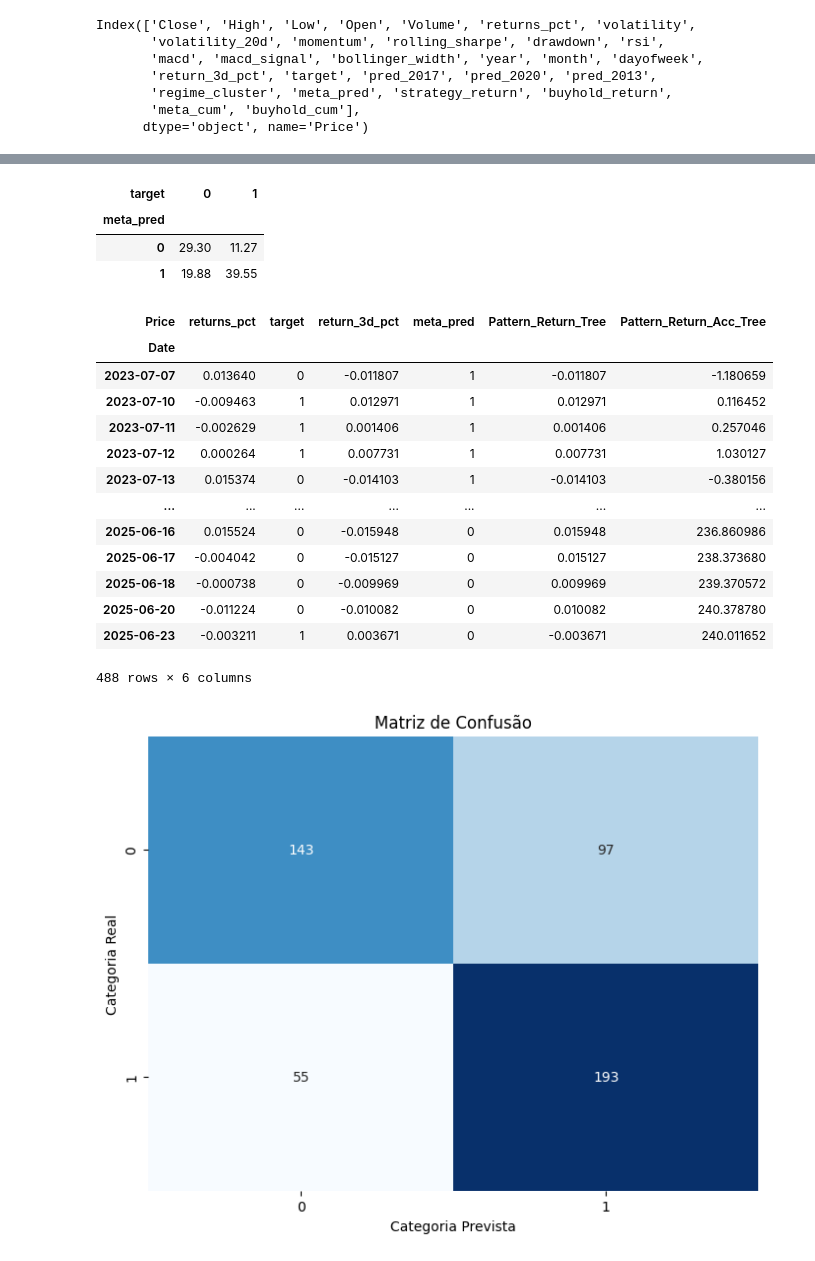
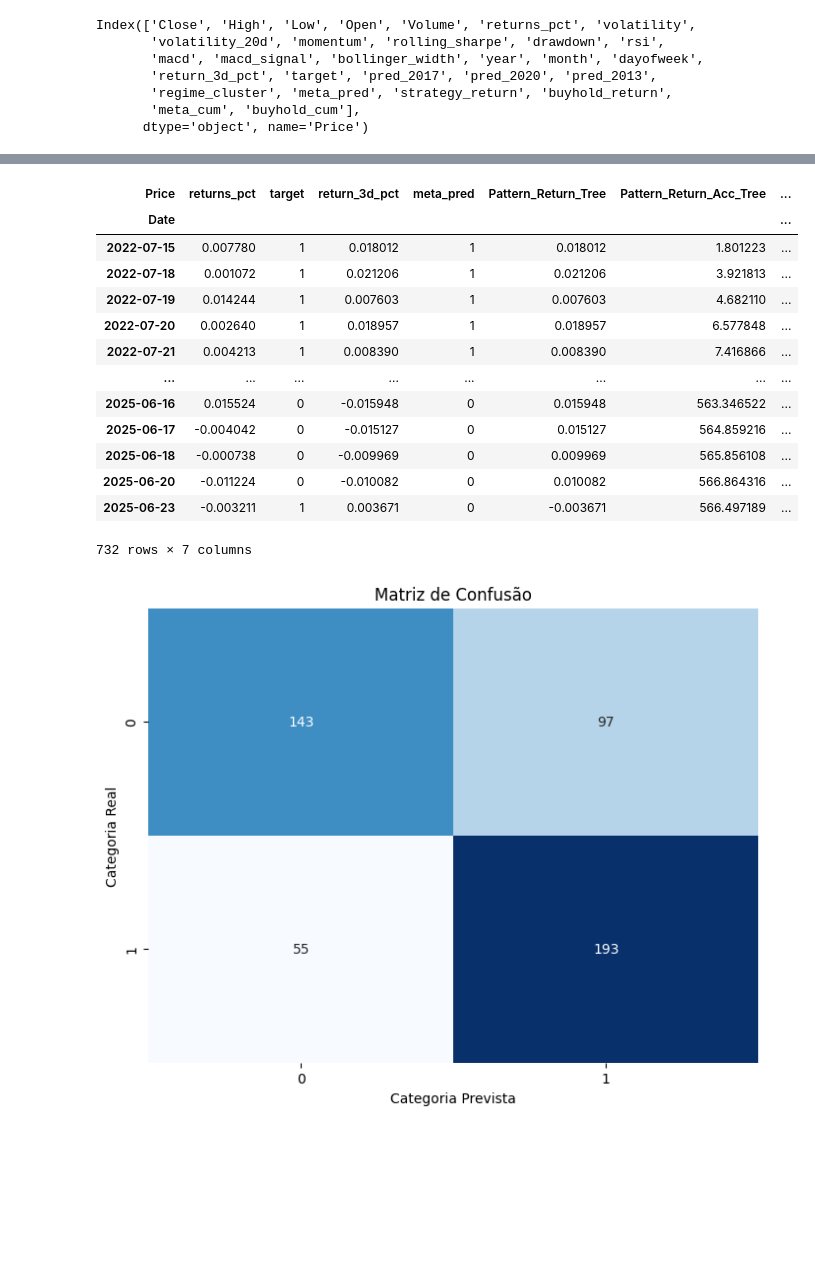
Before and after one commit to leandrocandida/CleanArch, a Jupyter notebook: Untitled11.ipynb, the cells around one changed output, grey strips where cells are left out. Saved outputs shown, nothing was run; the diff lists cells and outputs as text; code cells hidden in the pictures; blank space fills up the shorter version.

```diff
--- a/Untitled11.ipynb
+++ b/Untitled11.ipynb
@@ -2066,7 +2066,7 @@ def train_meta_model(df, meta_features, label_col='target'):
     df = df.dropna(subset=meta_features + [label_col])
     X = df[meta_features]
     y = df[label_col]
-    X_train, X_test, y_train, y_test = train_test_split(X, y, shuffle=False, test_size=0.2)
+    X_train, X_test, y_train, y_test = train_test_split(X, y, shuffle=False, test_size=0.3)
     meta_model = LGBMClassifier()
     meta_model.fit(X_train, y_train)
     preds = meta_model.predict(X_test)
@@ -2193,36 +2176,31 @@ df_result[['returns_pct','target','future_return','']]
-# %%
-round(pd.crosstab(df_result.meta_pred, df_result.target
-            ,  normalize = True)*100, 2)
-# %% [output]
-| target | 0 | 1 |
-| meta_pred |  |  |
-| 0 | 29.30 | 11.27 |
-| 1 | 19.88 | 39.55 |
 # %%
 op_costs = 0.000
 df_result["Pattern_Return_Tree"] = np.where(df_result["meta_pred"] == 1
                                 , df_result["return_3d_pct"] - op_costs
                                 , np.where(df_result["meta_pred"]  == 0
                                            , -df_result["return_3d_pct"] - op_costs
                                            ,0))
 
 df_result["Pattern_Return_Acc_Tree"] = df_result["Pattern_Return_Tree"].cumsum()*100
-df_result[['returns_pct','target','return_3d_pct','meta_pred','Pattern_Return_Tree','Pattern_Return_Acc_Tree']]
+df_result["Pattern_Return_Acc"] = df_result["return_3d_pct"].cumsum()*100
+
+
+df_result[['returns_pct','target','return_3d_pct','meta_pred','Pattern_Return_Tree','Pattern_Return_Acc_Tree','Pattern_Return_Acc']]
 # %% [output]
-| Price | returns_pct | target | return_3d_pct | meta_pred | Pattern_Return_Tree | Pattern_Return_Acc_Tree |
-| Date |  |  |  |  |  |  |
-| 2023-07-07 | 0.013640 | 0 | -0.011807 | 1 | -0.011807 | -1.180659 |
-| 2023-07-10 | -0.009463 | 1 | 0.012971 | 1 | 0.012971 | 0.116452 |
-| 2023-07-11 | -0.002629 | 1 | 0.001406 | 1 | 0.001406 | 0.257046 |
-| 2023-07-12 | 0.000264 | 1 | 0.007731 | 1 | 0.007731 | 1.030127 |
-| 2023-07-13 | 0.015374 | 0 | -0.014103 | 1 | -0.014103 | -0.380156 |
-| ... | ... | ... | ... | ... | ... | ... |
-| 2025-06-16 | 0.015524 | 0 | -0.015948 | 0 | 0.015948 | 236.860986 |
-| 2025-06-17 | -0.004042 | 0 | -0.015127 | 0 | 0.015127 | 238.373680 |
-| 2025-06-18 | -0.000738 | 0 | -0.009969 | 0 | 0.009969 | 239.370572 |
-| 2025-06-20 | -0.011224 | 0 | -0.010082 | 0 | 0.010082 | 240.378780 |
-| 2025-06-23 | -0.003211 | 1 | 0.003671 | 0 | -0.003671 | 240.011652 |
+| Price | returns_pct | target | return_3d_pct | meta_pred | Pattern_Return_Tree | Pattern_Return_Acc_Tree | ... |
+| Date |  |  |  |  |  |  | ... |
+| 2022-07-15 | 0.007780 | 1 | 0.018012 | 1 | 0.018012 | 1.801223 | ... |
+| 2022-07-18 | 0.001072 | 1 | 0.021206 | 1 | 0.021206 | 3.921813 | ... |
+| 2022-07-19 | 0.014244 | 1 | 0.007603 | 1 | 0.007603 | 4.682110 | ... |
+| 2022-07-20 | 0.002640 | 1 | 0.018957 | 1 | 0.018957 | 6.577848 | ... |
+| 2022-07-21 | 0.004213 | 1 | 0.008390 | 1 | 0.008390 | 7.416866 | ... |
+| ... | ... | ... | ... | ... | ... | ... | ... |
+| 2025-06-16 | 0.015524 | 0 | -0.015948 | 0 | 0.015948 | 563.346522 | ... |
+| 2025-06-17 | -0.004042 | 0 | -0.015127 | 0 | 0.015127 | 564.859216 | ... |
+| 2025-06-18 | -0.000738 | 0 | -0.009969 | 0 | 0.009969 | 565.856108 | ... |
+| 2025-06-20 | -0.011224 | 0 | -0.010082 | 0 | 0.010082 | 566.864316 | ... |
+| 2025-06-23 | -0.003211 | 1 | 0.003671 | 0 | -0.003671 | 566.497189 | ... |
-488 rows × 6 columns
+732 rows × 7 columns
 # %%
 from sklearn.metrics import confusion_matrix
 import seaborn as sns
```
Also changed, not shown: parts of 5 cells of this notebook.
